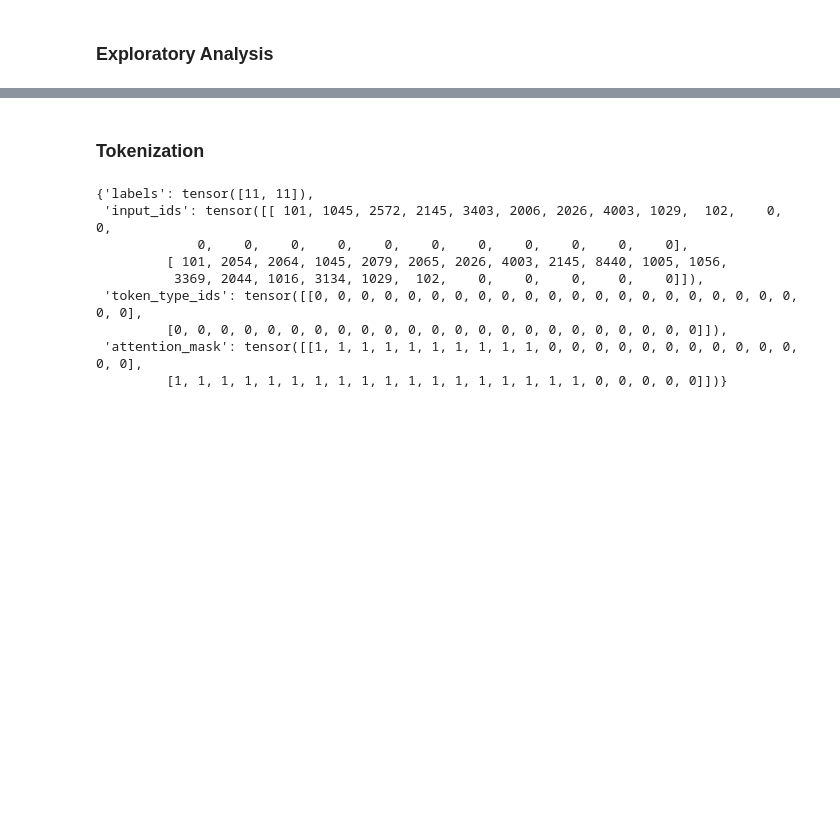
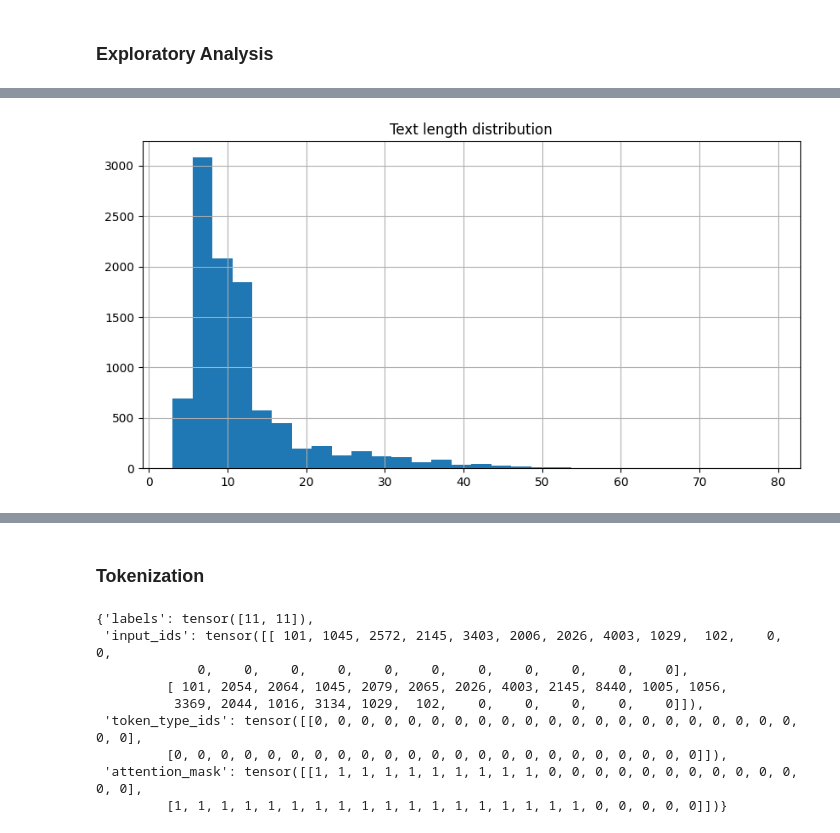
Before and after one commit to toludoyin/BERT-based-intelligent-ticket-classification, a Jupyter notebook: ticket-classification.ipynb, the cells around one changed output, grey strips where cells are left out. Cells and saved outputs as stored; diff of their text form; code cells hidden in the pictures; blank space fills up the shorter version.

```diff
--- a/ticket-classification.ipynb
+++ b/ticket-classification.ipynb
@@ -76,0 +108,4 @@ plt.show()
+# %%
+# text length analysis
+train_df["text_length"] = train_df["text"].apply(lambda x: len(x.split()))
+train_df["text_length"].describe()
@@ -76,0 +122,6 @@ plt.show()
+# %%
+train_df["text_length"].hist(bins=30, figsize=(10,5))
+plt.title("Text length distribution")
+plt.show()
+# %% [output]
+[figure, added]
```
Also changed, not shown: parts of 34 cells of this notebook.
